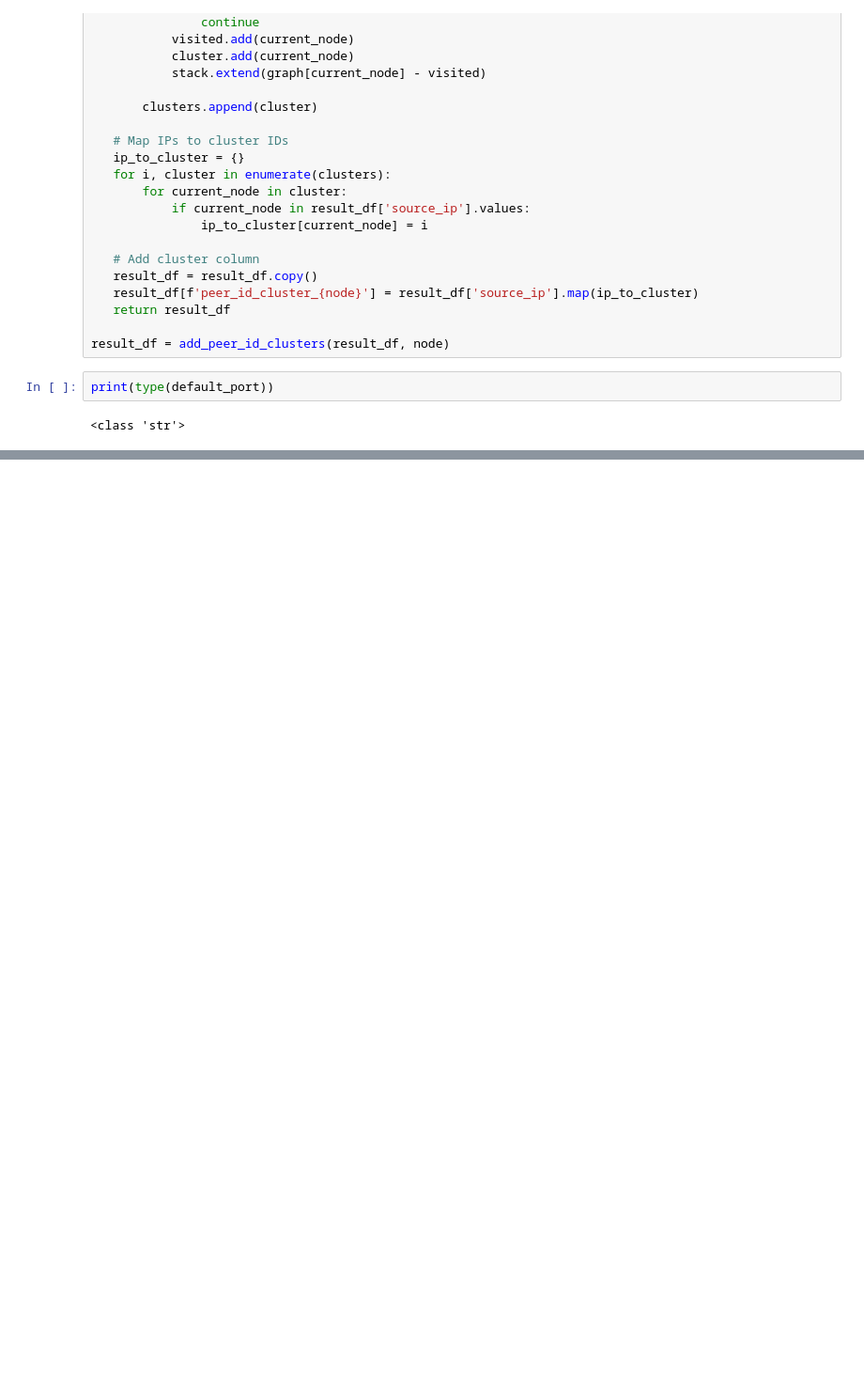
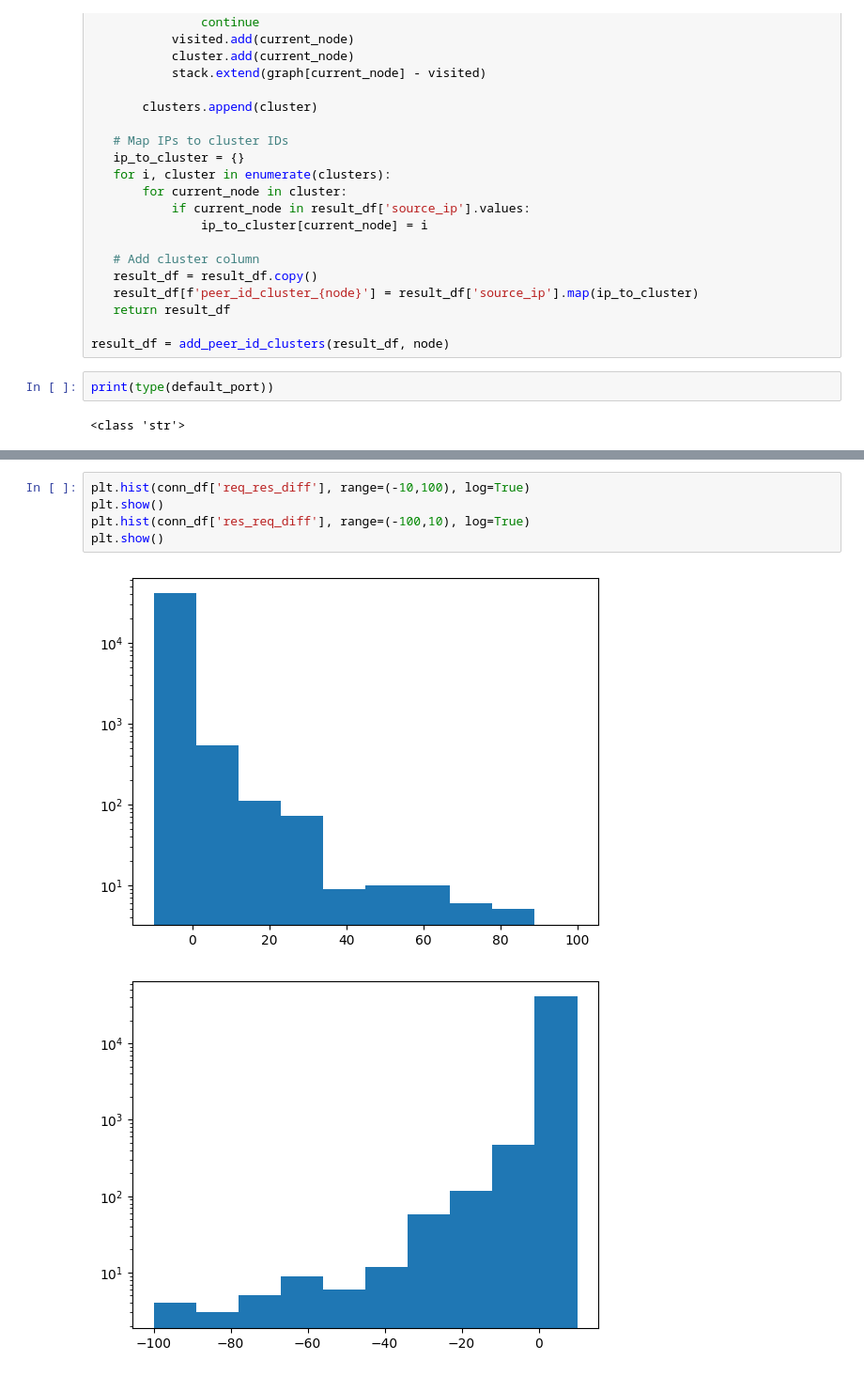
Before and after one commit to ykpyck/monero-traffic-analysis, a Jupyter notebook: visz_test.ipynb, the cells around one changed output, grey strips where cells are left out. Shown at 94% size. Saved outputs shown, nothing was run; the diff lists cells and outputs as text; blank space fills up the shorter version.

```diff
--- a/visz_test.ipynb
+++ b/visz_test.ipynb
@@ -307,6 +311,14 @@ def group_per_connection(peer_packets_df, my_ip, default_port):
 grouped, conn_df = group_per_connection(peer_packets_df, my_ip, default_port)
 
 #plt.hist(conn_df['req_res_diff'], log=True)
+# %%
+plt.hist(conn_df['req_res_diff'], range=(-10,100), log=True)
+plt.show()
+plt.hist(conn_df['res_req_diff'], range=(-100,10), log=True)
+plt.show()
+# %% [output]
+[figure, added]
+[figure, added]
 # %%
 print(grouped.get_group(26148))
 # %% [output]
```
Also changed, not shown: parts of 11 cells of this notebook, 3 other files.
